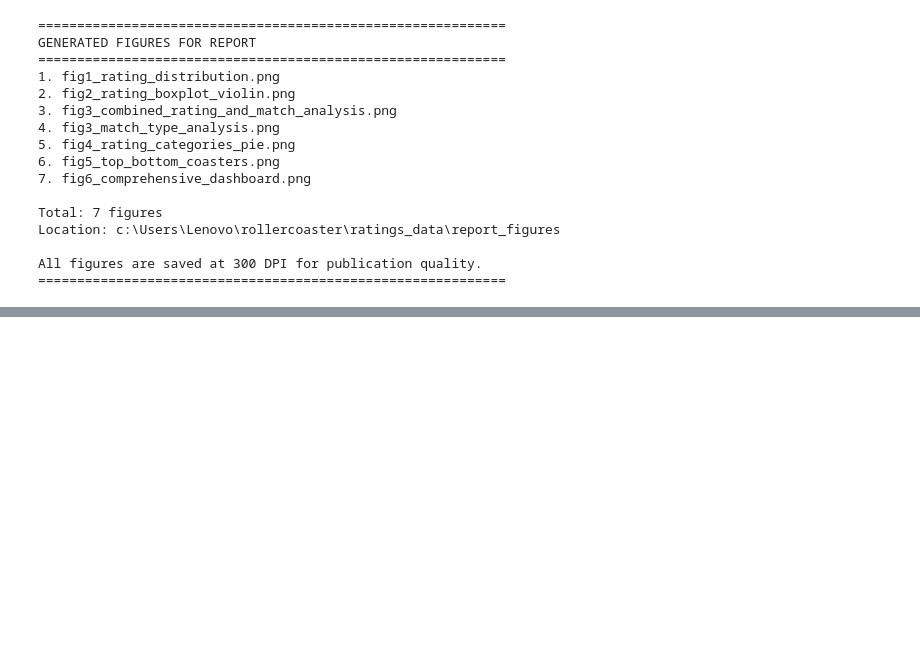
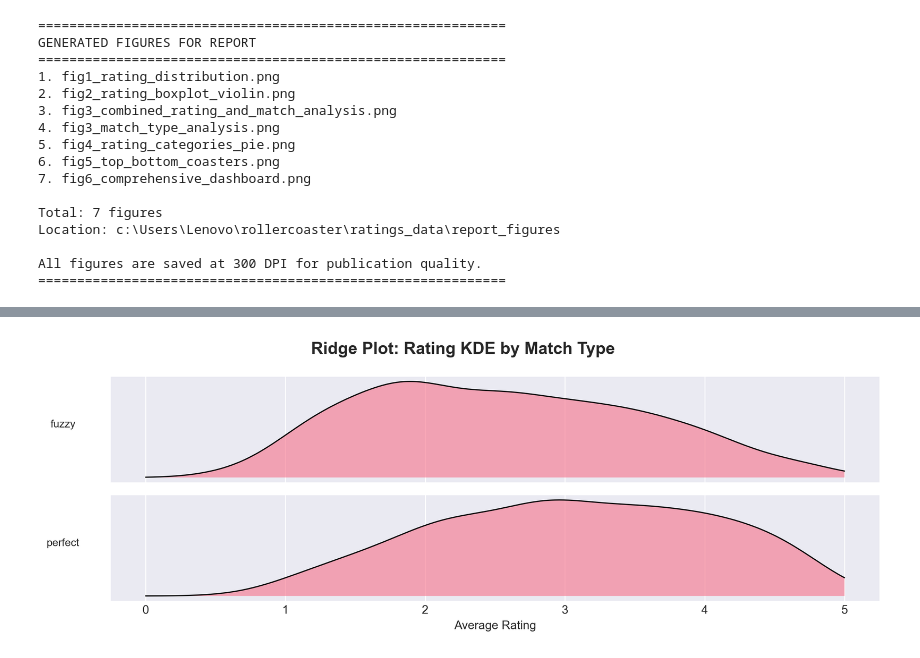
Before and after one commit to gwenzel/rollercoaster, a Jupyter notebook: ratings_data/coaster_data_exploration.ipynb, the cells around one changed output, grey strips where cells are left out. Cells and saved outputs as stored; diff of their text form; code cells hidden in the pictures; blank space fills up the shorter version.

```diff
--- a/ratings_data/coaster_data_exploration.ipynb
+++ b/ratings_data/coaster_data_exploration.ipynb
@@ -686,0 +762,31 @@ All figures are saved at 300 DPI for publication quality.
+# %%
+# Ridge plot (joy plot) of ratings by binned match type (if available)
+import numpy as np
+import matplotlib.pyplot as plt
+
+if 'match_type' in df.columns:
+    groups = df['match_type'].unique()
+    fig, axes = plt.subplots(len(groups), 1, figsize=(10, 1.8*len(groups)), sharex=True)
+    x = np.linspace(0, 5, 300)
+    for i, g in enumerate(sorted(groups)):
+        data = df[df['match_type'] == g]['avg_rating'].dropna()
+        if len(data) < 10:
+            axes[i].text(0.5, 0.5, f'Insufficient data: {g}', transform=axes[i].transAxes, ha='center')
+            axes[i].axis('off')
+            continue
+        from scipy.stats import gaussian_kde
+        kde = gaussian_kde(data)
+        y = kde(x)
+        y = y / y.max()  # normalize for stacked view
+        axes[i].fill_between(x, y + i*0.8, i*0.8, alpha=0.6)
+        axes[i].plot(x, y + i*0.8, color='black', linewidth=1)
+        axes[i].set_yticks([])
+        axes[i].set_ylabel(g, rotation=0, labelpad=40, fontsize=9)
+    axes[-1].set_xlabel('Average Rating')
+    fig.suptitle('Ridge Plot: Rating KDE by Match Type', fontsize=14, fontweight='bold')
+    plt.tight_layout()
+    plt.show()
+else:
+    print('No match_type column; skipping ridge plot.')
+# %% [output]
+[figure, added]
```
Also changed, not shown: parts of 6 cells of this notebook, 6 other files.
